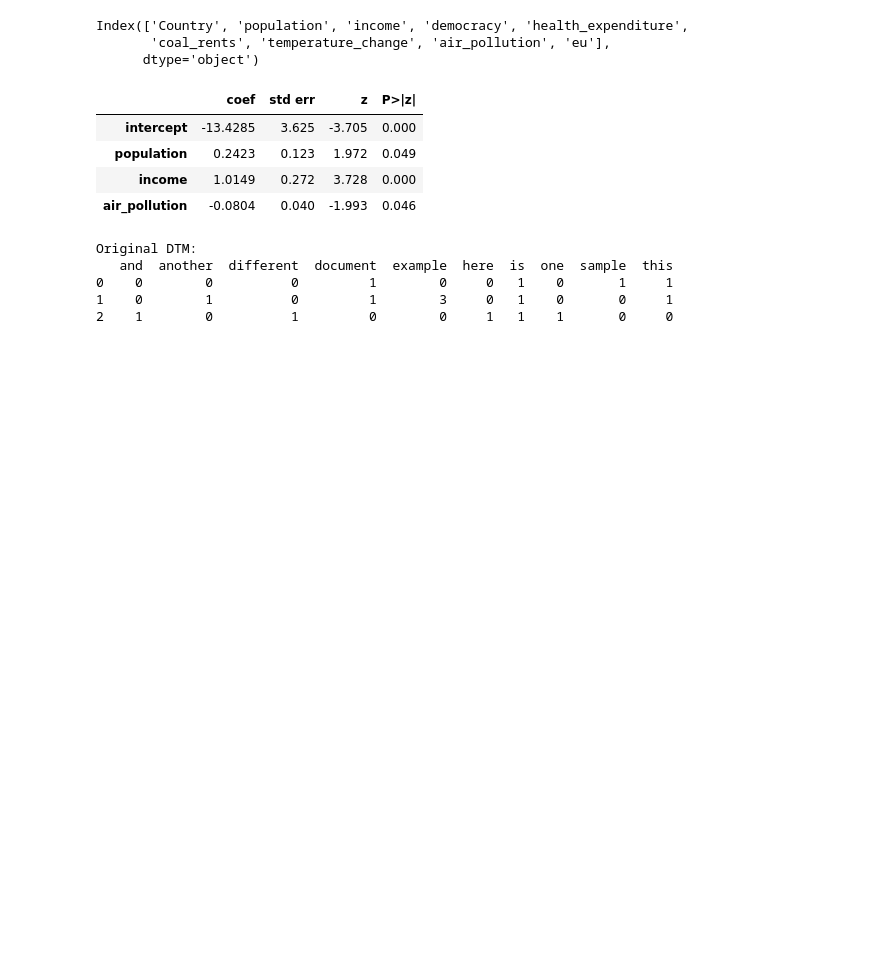
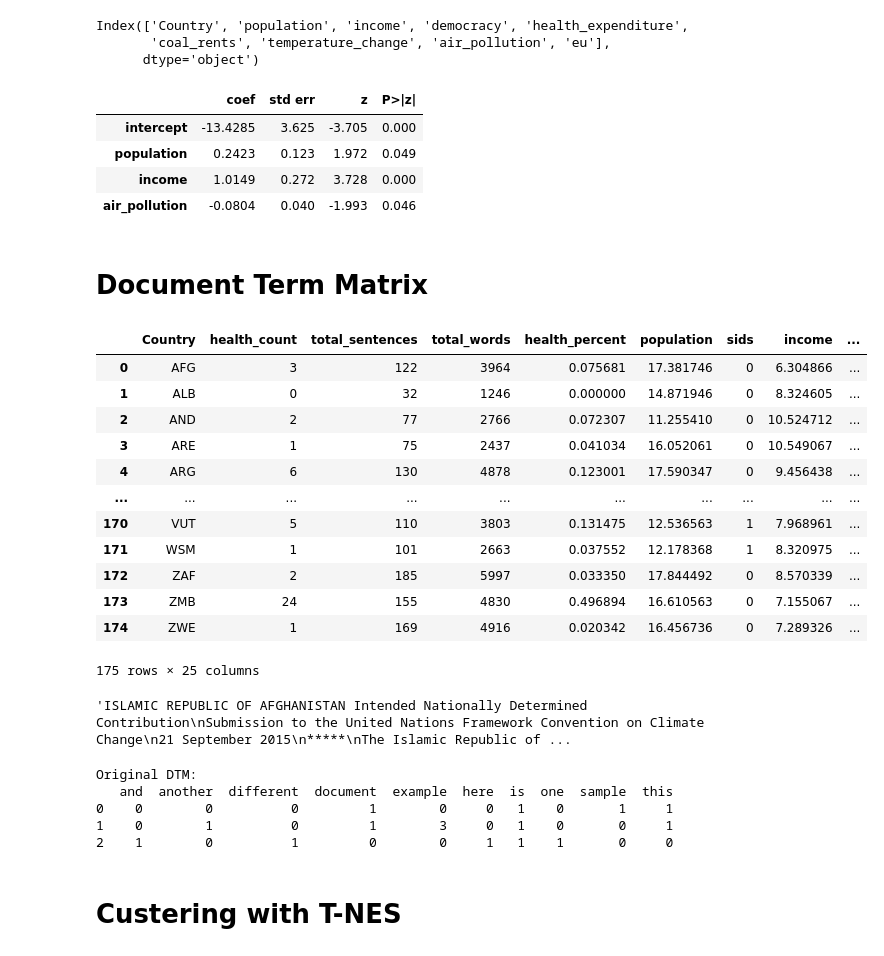
Before and after one commit to raymondEDS/data_science_class, a Jupyter notebook: Class_8/Lab 8 - NDC Data.ipynb, the cells around one changed output. Saved outputs shown, nothing was run; the diff lists cells and outputs as text; code cells hidden in the pictures; blank space fills up the shorter version.

```diff
--- a/Class_8/Lab 8 - NDC Data.ipynb
+++ b/Class_8/Lab 8 - NDC Data.ipynb
@@ -256,6 +272,28 @@ summarize(results)
 | population | 0.2423 | 0.123 | 1.972 | 0.049 |
 | income | 1.0149 | 0.272 | 3.728 | 0.000 |
 | air_pollution | -0.0804 | 0.040 | -1.993 | 0.046 |
+# %% [markdown]
+# Document Term Matrix
+# %%
+pd.read_csv('../data/model_data.csv')
+# %% [output]
+|  | Country | health_count | total_sentences | total_words | health_percent | population | sids | income | ... |
+| 0 | AFG | 3 | 122 | 3964 | 0.075681 | 17.381746 | 0 | 6.304866 | ... |
+| 1 | ALB | 0 | 32 | 1246 | 0.000000 | 14.871946 | 0 | 8.324605 | ... |
+| 2 | AND | 2 | 77 | 2766 | 0.072307 | 11.255410 | 0 | 10.524712 | ... |
+| 3 | ARE | 1 | 75 | 2437 | 0.041034 | 16.052061 | 0 | 10.549067 | ... |
+| 4 | ARG | 6 | 130 | 4878 | 0.123001 | 17.590347 | 0 | 9.456438 | ... |
+| ... | ... | ... | ... | ... | ... | ... | ... | ... | ... |
+| 170 | VUT | 5 | 110 | 3803 | 0.131475 | 12.536563 | 1 | 7.968961 | ... |
+| 171 | WSM | 1 | 101 | 2663 | 0.037552 | 12.178368 | 1 | 8.320975 | ... |
+| 172 | ZAF | 2 | 185 | 5997 | 0.033350 | 17.844492 | 0 | 8.570339 | ... |
+| 173 | ZMB | 24 | 155 | 4830 | 0.496894 | 16.610563 | 0 | 7.155067 | ... |
+| 174 | ZWE | 1 | 169 | 4916 | 0.020342 | 16.456736 | 0 | 7.289326 | ... |
+175 rows × 25 columns
+# %%
+df_ndc.text[0]
+# %% [output]
+'ISLAMIC REPUBLIC OF AFGHANISTAN Intended Nationally Determined Contribution\nSubmission to the United Nations Framework Convention on Climate Change\n21 September 2015\n*****\nThe Islamic Republic of ...
 # %%
 from sklearn.feature_extraction.text import CountVectorizer
 import pandas as pd
@@ -302,3 +340,5 @@ result_df = pd.DataFrame({
 
 print("Proportion of selected words:")
 print(result_df)
+# %% [markdown]
+# Custering with T-NES
```
Also changed, not shown: parts of 8 cells of this notebook, 4 other files.
